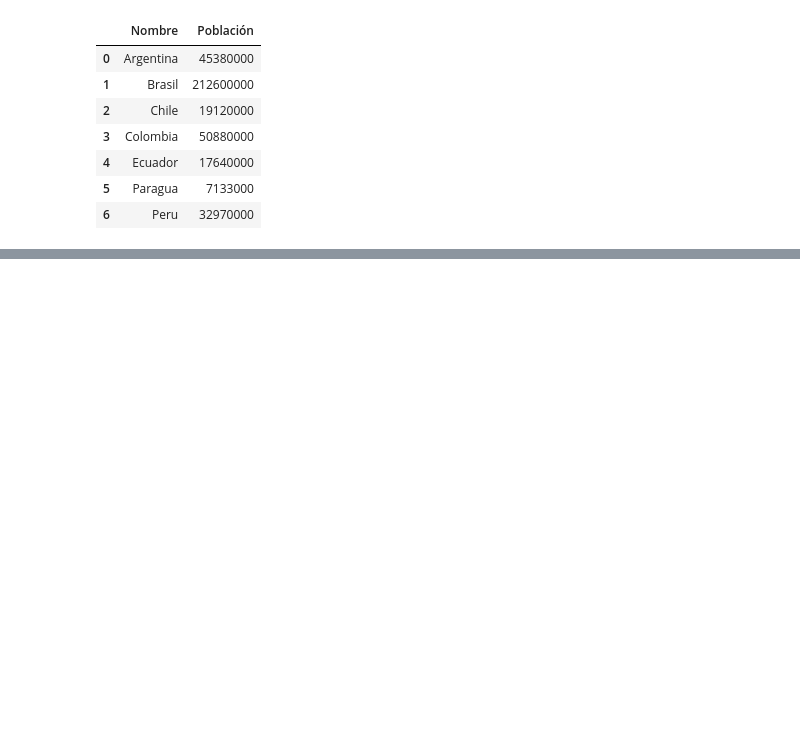
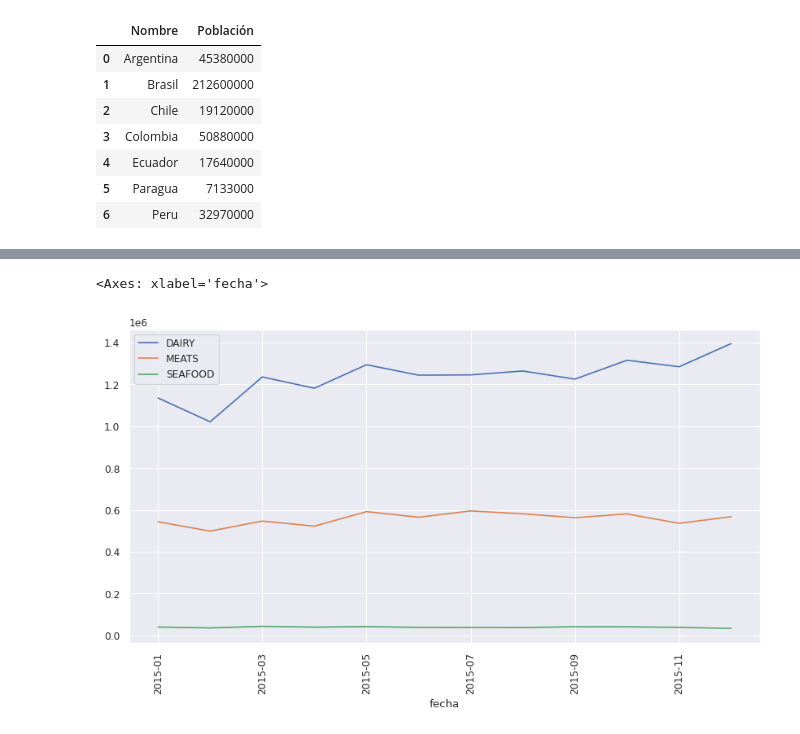
Before and after one commit to pablohf7/Analisis_ventas2015, a Jupyter notebook: Graficos.ipynb, the cells around one changed output, grey strips where cells are left out. Saved outputs shown, nothing was run; the diff lists cells and outputs as text; code cells hidden in the pictures; blank space fills up the shorter version.

```diff
--- a/Graficos.ipynb
+++ b/Graficos.ipynb
@@ -297,0 +363,2 @@ paises2
+# %%
+posiciones_ticks=np.arange(0,len(df))
@@ -297,0 +413,15 @@ paises2
+# %%
+dfg=df.plot.line(
+    figsize=(10,5)
+    )
+dfg.set_xticks(
+    posiciones_ticks[::2]
+)
+dfg.set_xticklabels(
+    df.index.values[::2],
+    rotation=90
+)
+dfg
+# %% [output]
+<Axes: xlabel='fecha'>
+[figure, added]
```
Also changed, not shown: parts of 16 cells of this notebook.
